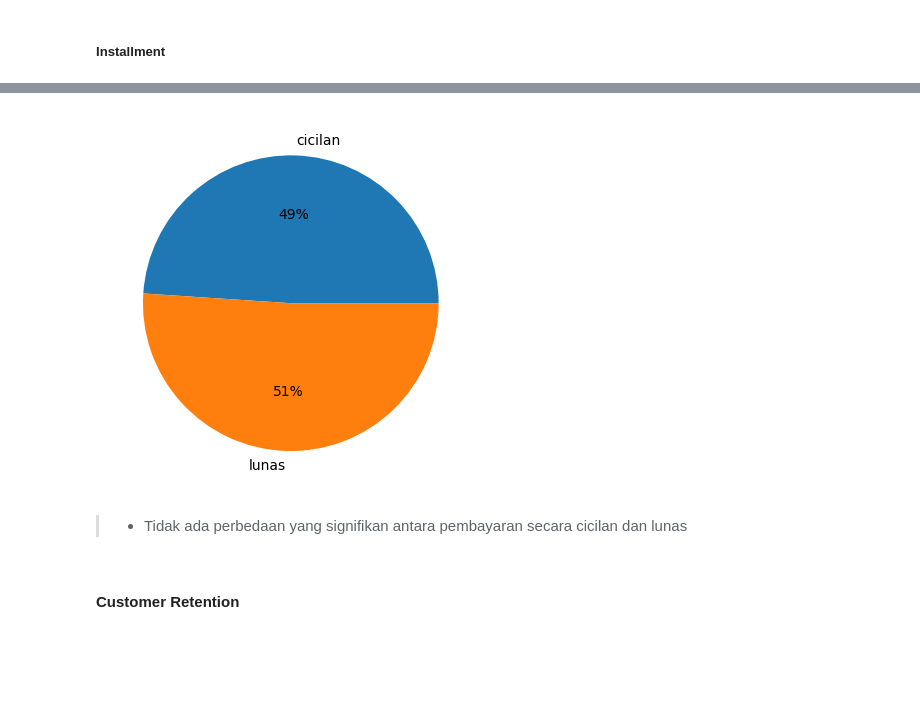
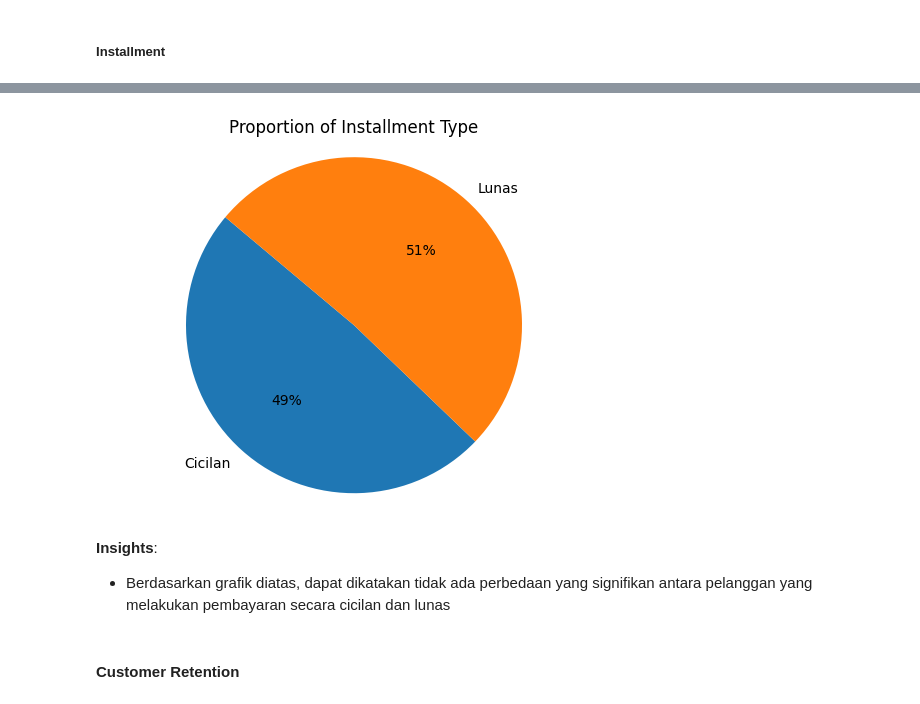
Before and after one commit to aridiawan/ecommerce-analysis, a Jupyter notebook: notebooks/2.0.1-data-analysis-business.ipynb, the cells around one changed output, grey strips where cells are left out. Cells and saved outputs as stored; diff of their text form; code cells hidden in the pictures; blank space fills up the shorter version.

```diff
--- a/notebooks/2.0.1-data-analysis-business.ipynb
+++ b/notebooks/2.0.1-data-analysis-business.ipynb
@@ -22,0 +25,33 @@ data_eda['order_year'] = data_eda['order_purchase_timestamp'].dt.to_period('Y')
+# %%
+#menambahkan kolom 'customer_state_full' yang berisi state dalam nama panjangnya agar lebih mudah dikenali.
+dict_state = {
+    'AC' : 'Acre',
+    'AL' : 'Alagoas',
+    'AM' : 'Amazonas',
+    'AP' : 'Amapá',
+    'BA' : 'Bahia',
+    'CE' : 'Ceará',
+    'DF' : 'Distrito Federal',
+    'ES' : 'Espírito Santo',
+    'GO' : 'Goiás',
+    'MA' : 'Maranhão',
+    'MG' : 'Minas Gerais',
+    'MS' : 'Mato Grosso do Sul',
+    'MT' : 'Mato Grosso',
+    'PA' : 'Pará',
+    'PB' : 'Paraíba',
+    'PE' : 'Pernambuco',
+    'PI' : 'Piauí',
+    'PR' : 'Paraná',
+    'RJ' : 'Rio de Janeiro',
+    'RN' : 'Rio Grande do Norte',
+    'RO' : 'Rondônia',
+    'RR' : 'Roraima',
+    'RS' : 'Rio Grande do Sul',
+    'SC' : 'Santa Catarina',
+    'SE' : 'Sergipe',
+    'SP' : 'São Paulo',
+    'TO' : 'Tocantins'
+}
+
+data_eda['customer_state_full'] = data_eda['customer_state'].map(dict_state)
@@ -224,3 +126,6 @@ dfTrend['n_customers'].plot(kind='line', color='darkblue', ax=axes[2]);
+# %%
+data_eda= data_eda[~data_eda['order_month'].isin(['2018-09','2018-10'])]
+data_eda_rev= data_eda_rev[~data_eda_rev['order_month'].isin(['2018-09','2018-10'])]
 # %% [markdown]
 #### **Sales berdasarkan State**
 # %%
@@ -332,7 +303,7 @@ plt.show()
 # %% [markdown]
 ##### **Installment**
 # %%
-data_eda['installment_type'] = data_eda['payment_installments'].apply(lambda x: 'lunas' if x > 1 else 'cicilan')
+data_eda['installment_type'] = data_eda['payment_installments'].apply(lambda x: 'Lunas' if x > 1 else 'Cicilan')
 # %%
 insType = data_eda.groupby('installment_type')['order_id'].nunique()
 insType
@@ -343,10 +314,15 @@ lunas      51170
 Name: order_id, dtype: int64
 # %%
-plt.pie(insType, labels=insType.index, autopct='%.0f%%');
+plt.pie(insType, labels=insType.index, autopct='%.0f%%', startangle=140)
+plt.title('Proportion of Installment Type')
+plt.axis('equal')  # Memastikan aspek lingkaran tetap
+plt.show()
 # %% [output]
-[figure, old version]
+[figure, new version]
 # %% [markdown]
-> - Tidak ada perbedaan yang signifikan antara pembayaran secara cicilan dan lunas
+**Insights**:
+
+* Berdasarkan grafik diatas, dapat dikatakan tidak ada perbedaan yang signifikan antara pelanggan yang melakukan pembayaran secara cicilan dan lunas
 # %% [markdown]
 #### **Customer Retention**
 # %% [markdown]
```
Also changed, not shown: parts of 47 cells of this notebook.
